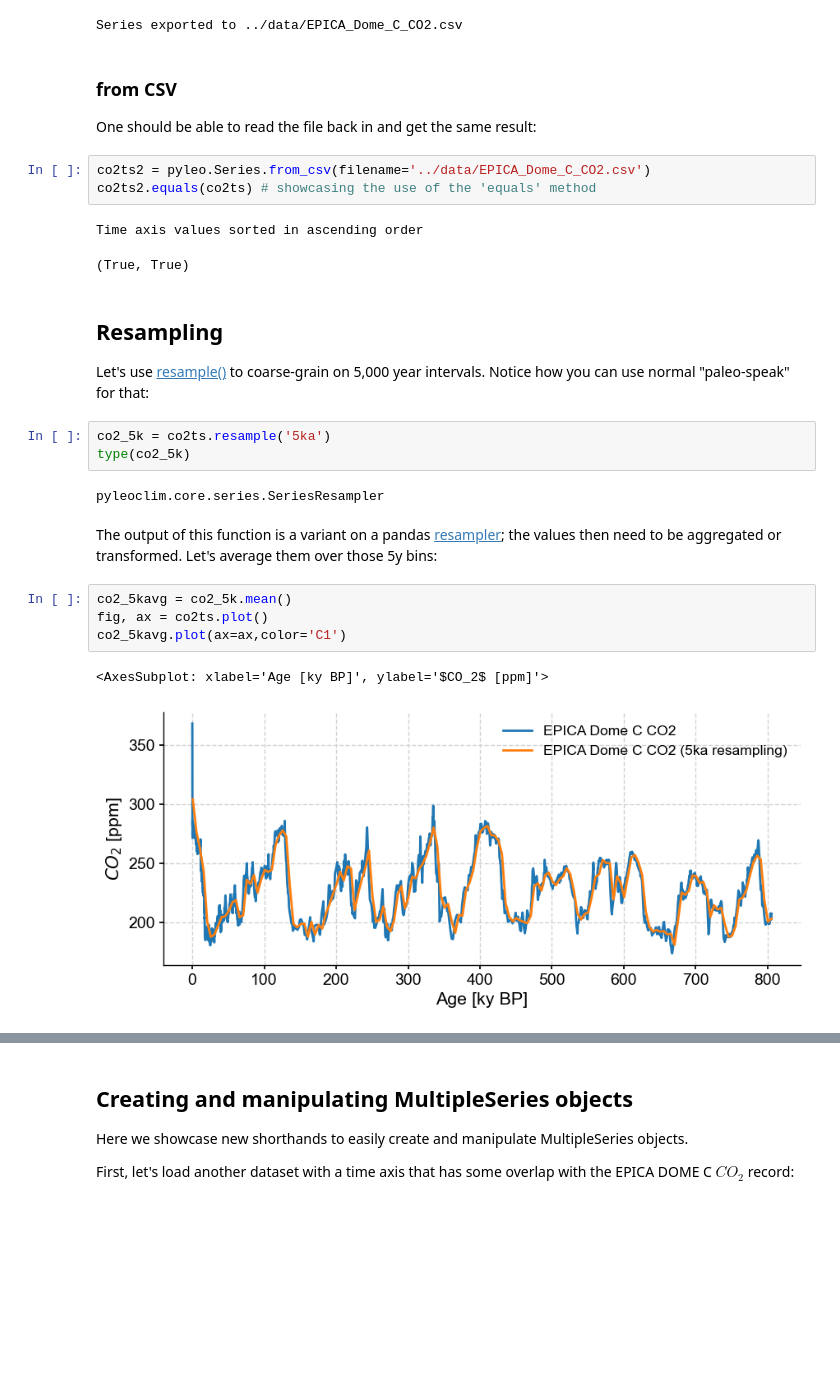
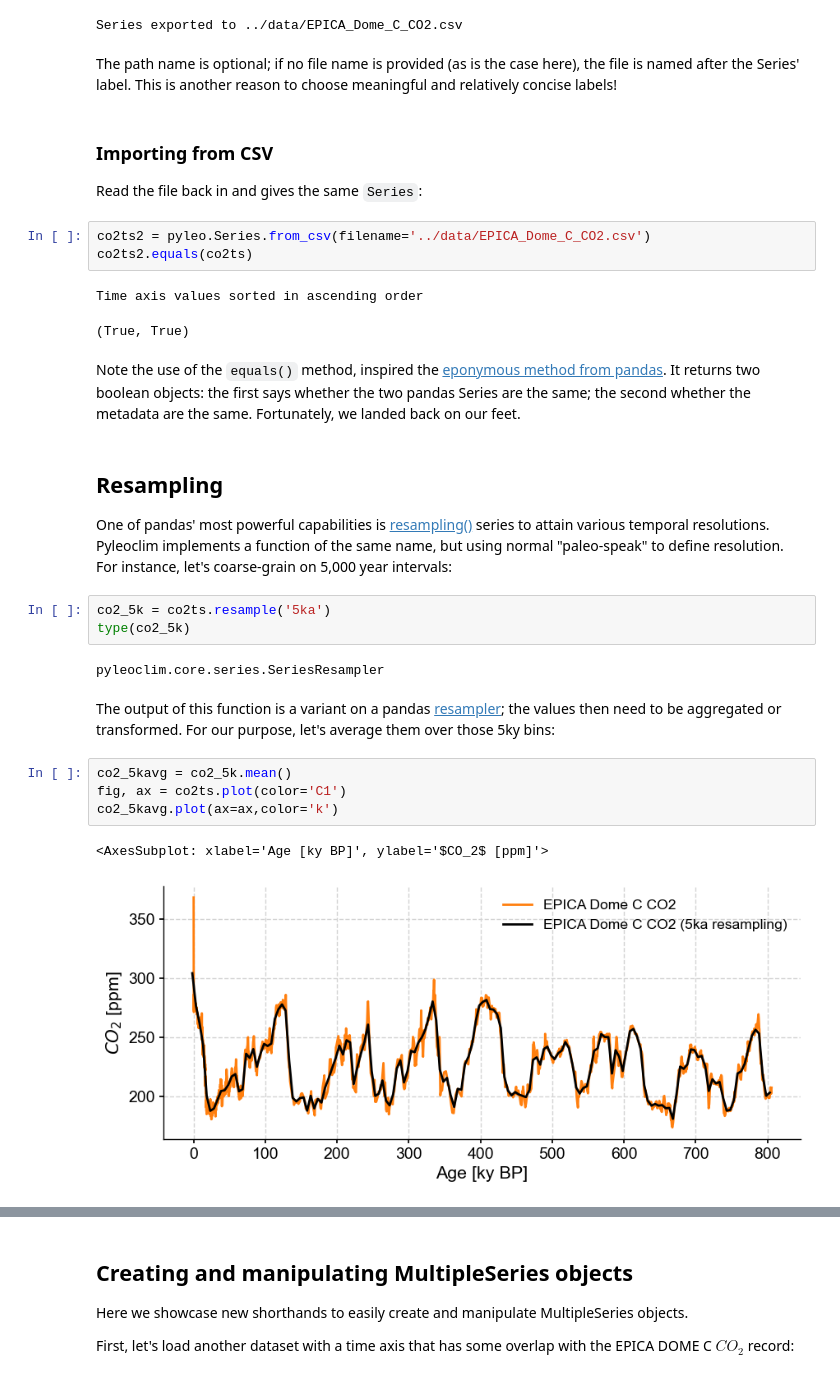
Before and after one commit to LinkedEarth/paleoPandas, a Jupyter notebook: notebooks/Paleopandas Playground.ipynb, the cells around one changed output, grey strips where cells are left out. Saved outputs shown, nothing was run; the diff lists cells and outputs as text; blank space fills up the shorter version.

```diff
--- a/notebooks/Paleopandas Playground.ipynb
+++ b/notebooks/Paleopandas Playground.ipynb
@@ -314,30 +303,34 @@ co2_IG.plot(marker='o',linewidth=0,alpha= 0.5, ax=ax,label=r"$CO_2\leq200$")
 co2ts.to_csv(path='../data')
 # %% [output]
 Series exported to ../data/EPICA_Dome_C_CO2.csv
+# %% [markdown]
+The path name is optional; if no file name is provided (as is the case here), the file is named after the Series' label. This is another reason to choose meaningful and relatively concise labels!
 # %% [markdown]
-### from CSV
-One should be able to read the file back in and get the same result:
+### Importing from CSV
+Read the file back in and gives the same `Series`:
 # %%
 co2ts2 = pyleo.Series.from_csv(filename='../data/EPICA_Dome_C_CO2.csv')
-co2ts2.equals(co2ts) # showcasing the use of the 'equals' method
+co2ts2.equals(co2ts)
 # %% [output]
 Time axis values sorted in ascending order
 (True, True)
+# %% [markdown]
+Note the use of the `equals()` method, inspired the [eponymous method from pandas](https://pandas.pydata.org/docs/reference/api/pandas.Series.equals.html). It returns two boolean objects: the first says whether the two pandas Series are the same; the second  whether the metadata are the same. Fortunately, we landed back on our feet.
 # %% [markdown]
 ## Resampling
 
-Let's use [resample()](https://pandas.pydata.org/docs/user_guide/timeseries.html#resampling) to coarse-grain on 5,000 year intervals. Notice how you can use normal "paleo-speak" for that:
+One of pandas' most powerful capabilities is [resampling()](https://pandas.pydata.org/docs/user_guide/timeseries.html#resampling) series to attain various temporal resolutions. Pyleoclim implements a function of the same name, but using normal "paleo-speak" to define resolution. For instance, let's coarse-grain on 5,000 year intervals:
 # %%
 co2_5k = co2ts.resample('5ka')
 type(co2_5k)
 # %% [output]
 pyleoclim.core.series.SeriesResampler
 # %% [markdown]
-The output of this function is a variant on a pandas [resampler](https://pandas.pydata.org/docs/reference/resampling.html); the values then need to be aggregated or transformed. Let's average them over those 5y bins:
+The output of this function is a variant on a pandas [resampler](https://pandas.pydata.org/docs/reference/resampling.html); the values then need to be aggregated or transformed. For our purpose, let's average them over those 5ky bins:
 # %%
 co2_5kavg = co2_5k.mean()
-fig, ax = co2ts.plot()
-co2_5kavg.plot(ax=ax,color='C1')
+fig, ax = co2ts.plot(color='C1')
+co2_5kavg.plot(ax=ax,color='k')
 # %% [output]
 <AxesSubplot: xlabel='Age [ky BP]', ylabel='$CO_2$ [ppm]'>
-[figure, old version]
+[figure, new version]
```
Also changed, not shown: parts of 43 cells of this notebook, 1 other file.
